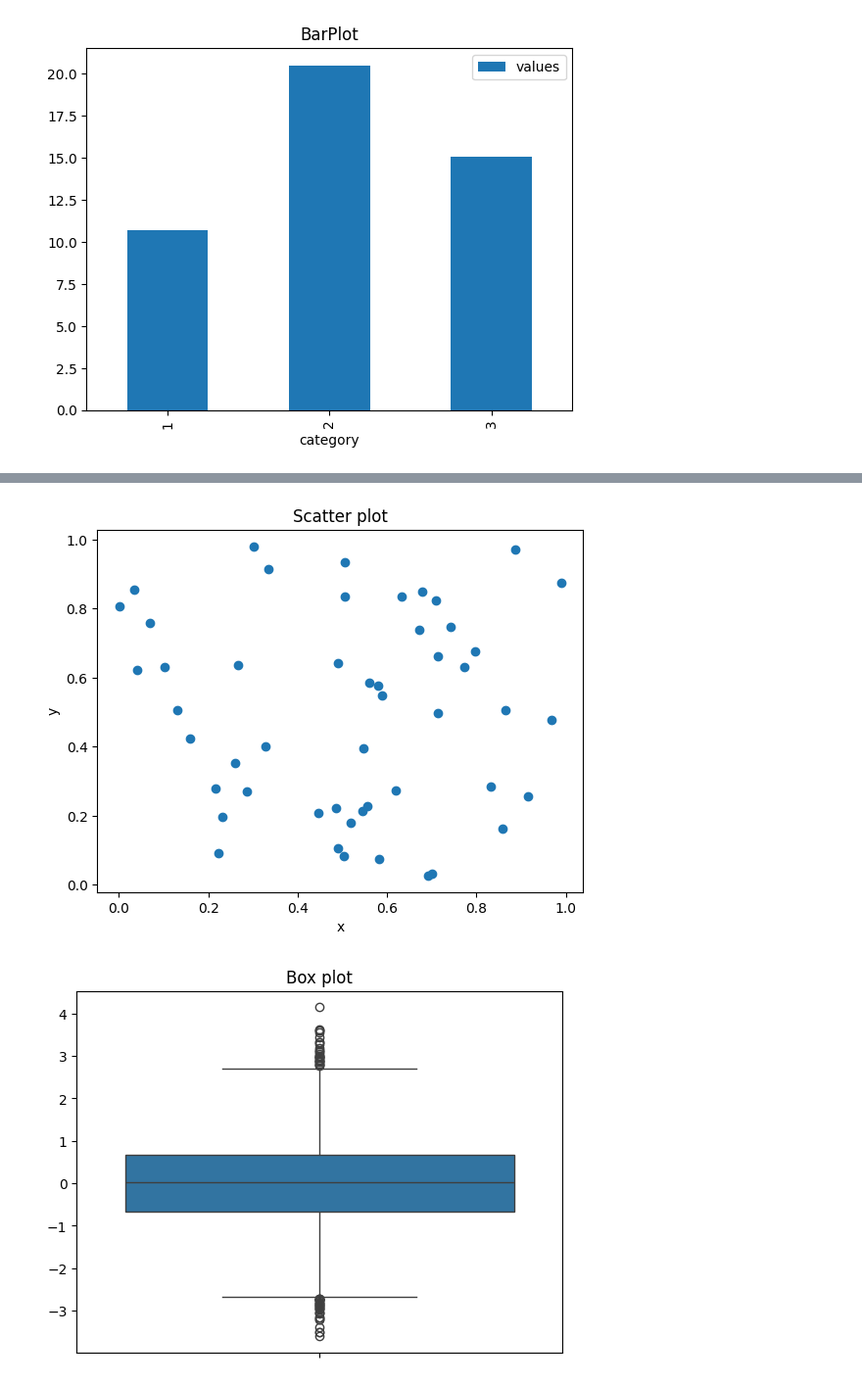
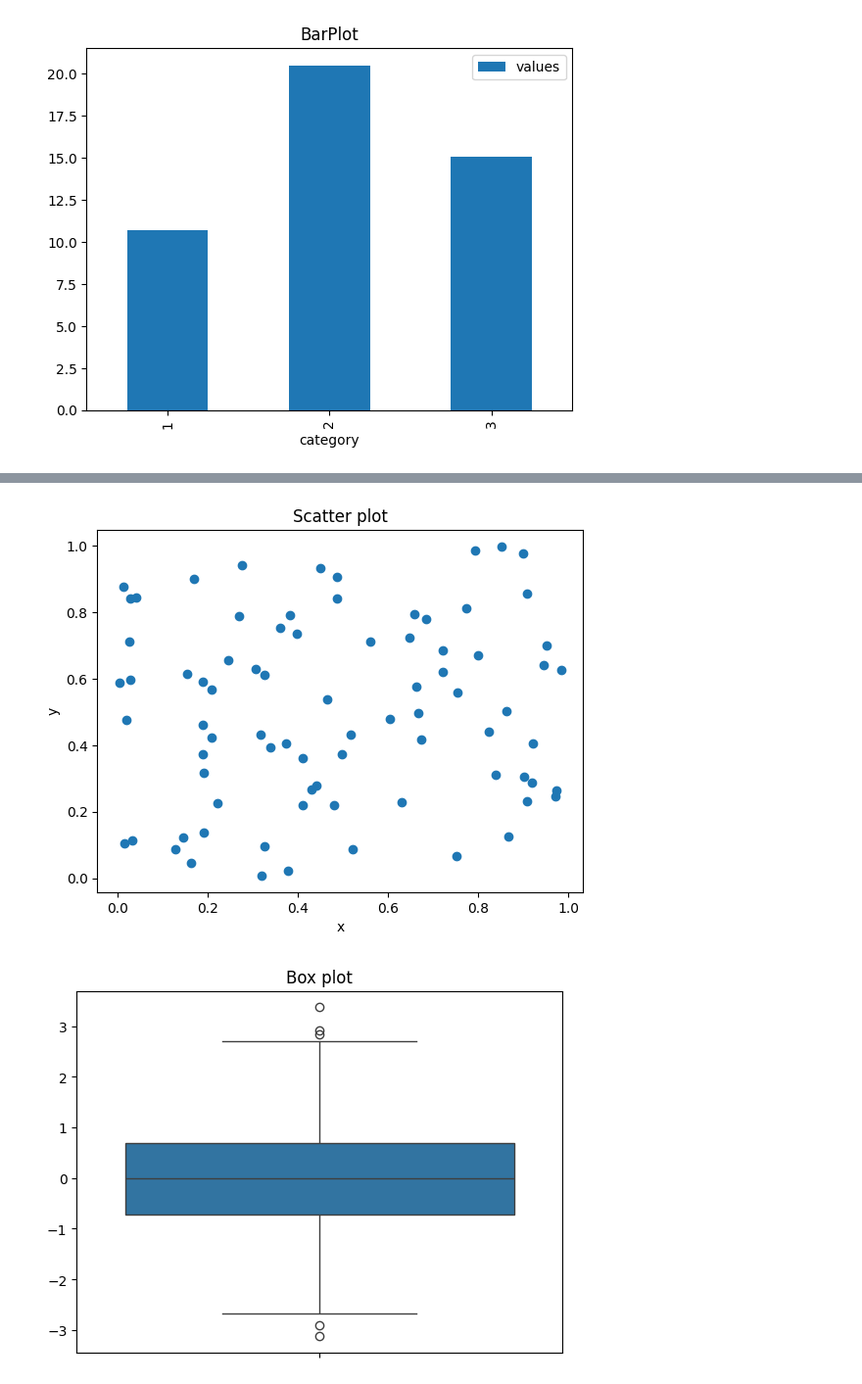
Before and after one commit to dhoneReddy6-code/DS-Project, a Jupyter notebook: 5ABCDE.ipynb, the cells around one changed output, grey strips where cells are left out. Shown at 98% size. Cells and saved outputs as stored; diff of their text form; code cells hidden in the pictures.

```diff
--- a/5ABCDE.ipynb
+++ b/5ABCDE.ipynb
@@ -33,16 +33,16 @@ plt.show()
 # %%
-x=np.random.rand(50)
-y=np.random.rand(50)
+x=np.random.rand(80)
+y=np.random.rand(80)
 plt.scatter(x,y)
 plt.title("Scatter plot")
 plt.xlabel("x")
 plt.ylabel("y")
 plt.show()
 # %% [output]
-[figure, old version]
+[figure, new version]
 # %%
-sns.boxplot(data=np.random.randn(10014))
+sns.boxplot(data=np.random.randn(1014))
 plt.title("Box plot")
 plt.show()
 # %% [output]
-[figure, old version]
+[figure, new version]
```
Also changed, not shown: parts of 1 cell of this notebook.
